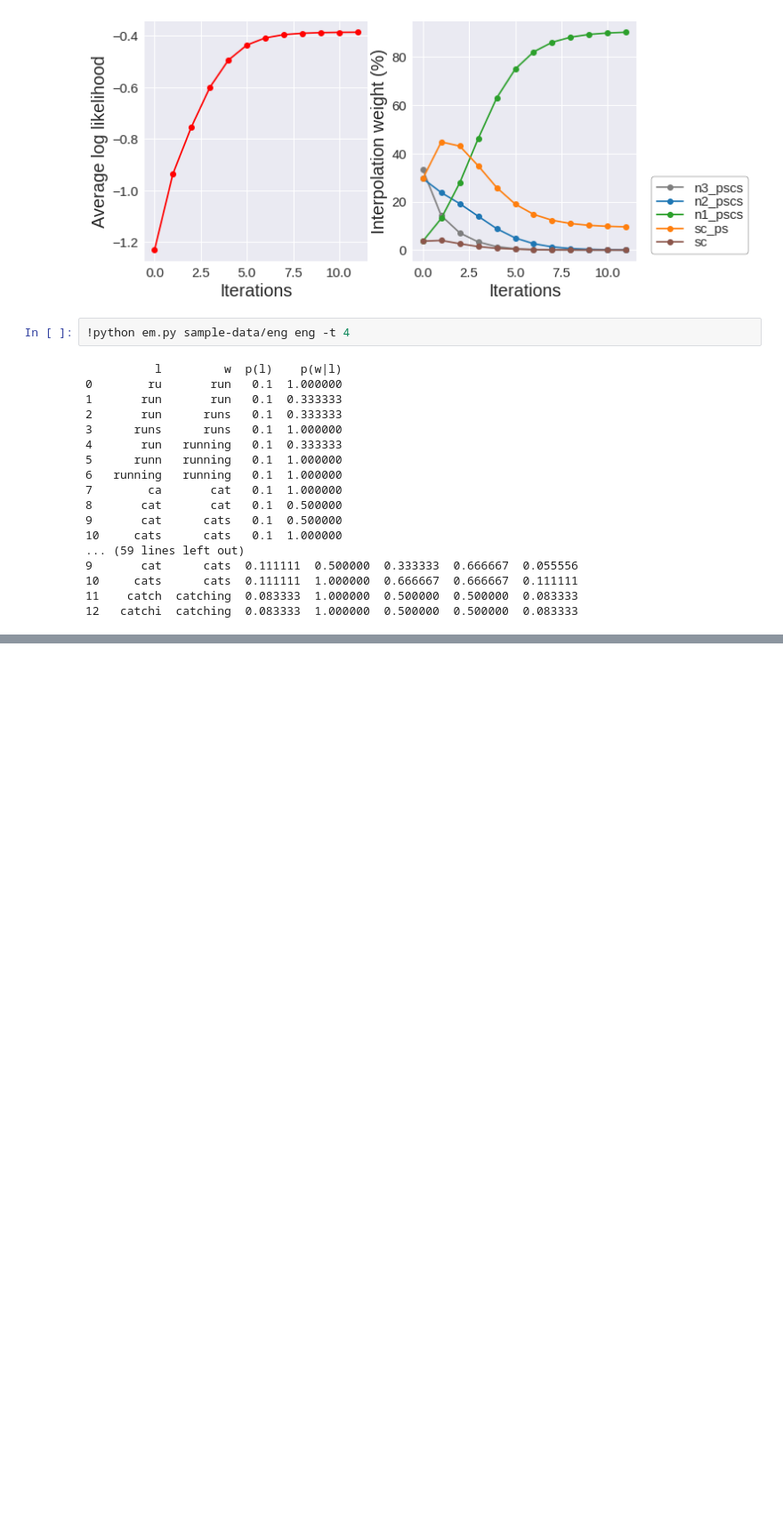
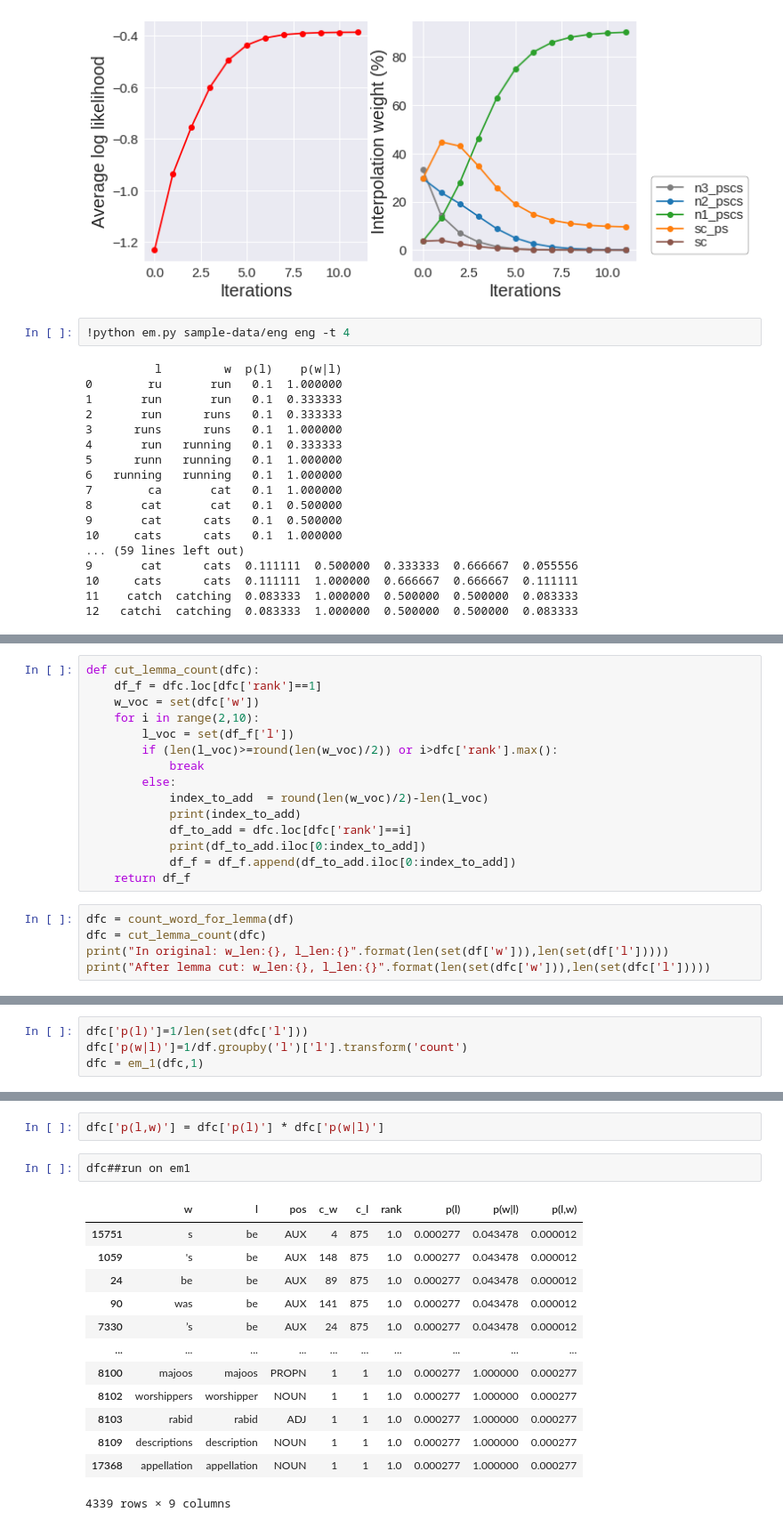
Before and after one commit to faisal-iut/minimal-morpho-inflection, a Jupyter notebook: notebook.ipynb, the cells around one changed output, grey strips where cells are left out. Shown at 89% size. Drawn from its saved outputs; the diff is of its cells as text; blank space fills up the shorter version.

```diff
--- a/notebook.ipynb
+++ b/notebook.ipynb
@@ -225,0 +400,20 @@ plot_utils.plot_em_iteration(avg_ll)
+# %%
+def cut_lemma_count(dfc):
+    df_f = dfc.loc[dfc['rank']==1]
+    w_voc = set(dfc['w'])
+    for i in range(2,10):
+        l_voc = set(df_f['l'])
+        if (len(l_voc)>=round(len(w_voc)/2)) or i>dfc['rank'].max():
+            break
+        else:
+            index_to_add  = round(len(w_voc)/2)-len(l_voc)
+            print(index_to_add)
+            df_to_add = dfc.loc[dfc['rank']==i]
+            print(df_to_add.iloc[0:index_to_add])
+            df_f = df_f.append(df_to_add.iloc[0:index_to_add])
+    return df_f
+# %%
+dfc = count_word_for_lemma(df)
+dfc = cut_lemma_count(dfc)
+print("In original: w_len:{}, l_len:{}".format(len(set(df['w'])),len(set(df['l']))))
+print("After lemma cut: w_len:{}, l_len:{}".format(len(set(dfc['w'])),len(set(dfc['l']))))
@@ -225,0 +423,4 @@ plot_utils.plot_em_iteration(avg_ll)
+# %%
+dfc['p(l)']=1/len(set(dfc['l']))
+dfc['p(w|l)']=1/df.groupby('l')['l'].transform('count')
+dfc = em_1(dfc,1)
@@ -225,0 +443,18 @@ plot_utils.plot_em_iteration(avg_ll)
+# %%
+dfc['p(l,w)'] = dfc['p(l)'] * dfc['p(w|l)']
+# %%
+dfc##run on em1
+# %% [output]
+|  | w | l | pos | c_w | c_l | rank | p(l) | p(w|l) | p(l,w) |
+| 15751 | s | be | AUX | 4 | 875 | 1.0 | 0.000277 | 0.043478 | 0.000012 |
+| 1059 | 's | be | AUX | 148 | 875 | 1.0 | 0.000277 | 0.043478 | 0.000012 |
+| 24 | be | be | AUX | 89 | 875 | 1.0 | 0.000277 | 0.043478 | 0.000012 |
+| 90 | was | be | AUX | 141 | 875 | 1.0 | 0.000277 | 0.043478 | 0.000012 |
+| 7330 | ’s | be | AUX | 24 | 875 | 1.0 | 0.000277 | 0.043478 | 0.000012 |
+| ... | ... | ... | ... | ... | ... | ... | ... | ... | ... |
+| 8100 | majoos | majoos | PROPN | 1 | 1 | 1.0 | 0.000277 | 1.000000 | 0.000277 |
+| 8102 | worshippers | worshipper | NOUN | 1 | 1 | 1.0 | 0.000277 | 1.000000 | 0.000277 |
+| 8103 | rabid | rabid | ADJ | 1 | 1 | 1.0 | 0.000277 | 1.000000 | 0.000277 |
+| 8109 | descriptions | description | NOUN | 1 | 1 | 1.0 | 0.000277 | 1.000000 | 0.000277 |
+| 17368 | appellation | appellation | NOUN | 1 | 1 | 1.0 | 0.000277 | 1.000000 | 0.000277 |
+4339 rows × 9 columns
```
Also changed, not shown: parts of 21 cells of this notebook, 4 other files.
